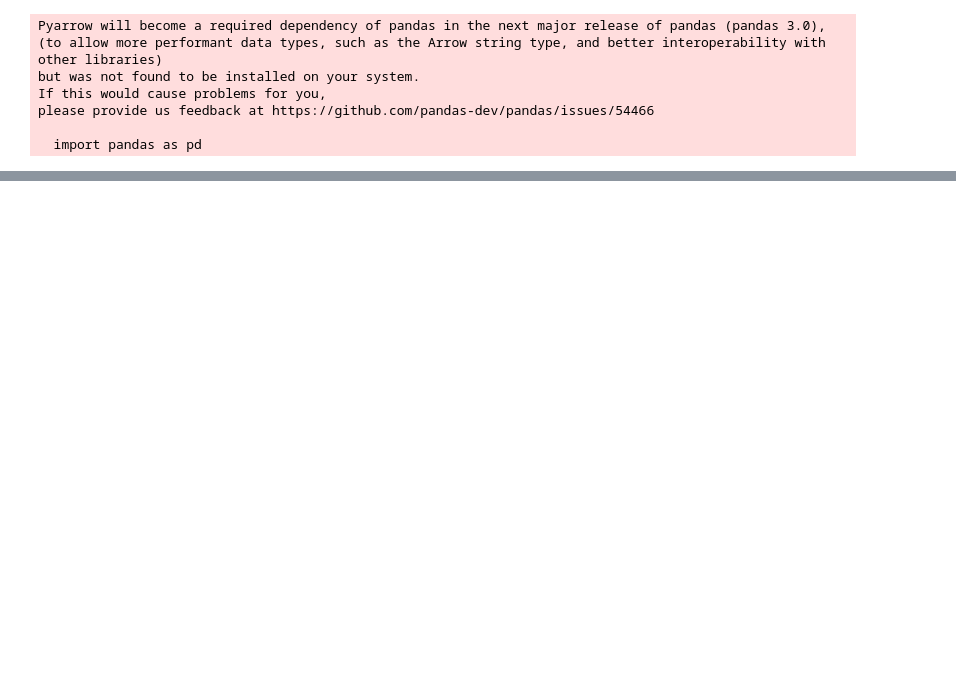
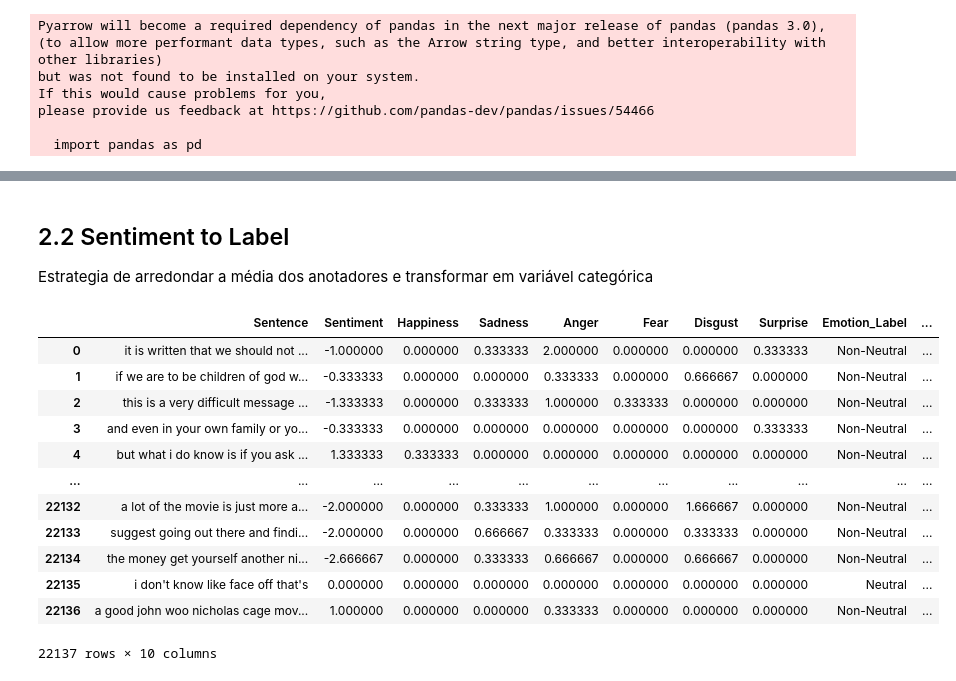
Before and after one commit to viniciusparede/msc, a Jupyter notebook: notebooks/EDA.ipynb, the cells around one changed output, grey strips where cells are left out. Saved outputs shown, nothing was run; the diff lists cells and outputs as text; code cells hidden in the pictures; blank space fills up the shorter version.

Commit message:
cleaning dataset

```diff
--- a/notebooks/EDA.ipynb
+++ b/notebooks/EDA.ipynb
@@ -20,7 +29,7 @@ please provide us feedback at https://github.com/pandas-dev/pandas/issues/54466
 # %%
-random_key = "kwkhYpCHWPw"
 words, labels = read_cmu_mosei(
     data_dir="/home/vinicius/Documentos/Repositories/msc/data"
 )
-display(open_sentence(words, labels, key=random_key))
+
+train, validation, test = create_dataset(words, labels)
 # %% [output]
@@ -62,0 +97,13 @@ None
+# %%
+# Decisão de classificar as sentenças como neutras
+def neutral_label(row):
+    emotions = ["Happiness", "Sadness", "Anger", "Fear", "Disgust", "Surprise"]
+
+    if all(row[emotion] == 0 for emotion in emotions):
+        return "Neutral"
+    else:
+        return "Non-Neutral"
+
+
+df["Emotion_Label"] = df.apply(neutral_label, axis=1)
+df.loc[df["Emotion_Label"] == "Neutral"]
@@ -62,0 +242,36 @@ None
+# %% [markdown]
+## 2.2 Sentiment to Label
+Estrategia de arredondar a média dos anotadores e transformar em variável categórica
+# %%
+def sentiment_to_category(row):
+    sentiment = {
+        -3: "highly negative",
+        -2: "negative",
+        -1: "weakly negative",
+        0: "neutral",
+        1: "weakly positive",
+        2: "positive",
+        3: "highly positive",
+    }
+
+    numerical_sentiment = row
+    numerical_sentiment_rounded = np.round(numerical_sentiment)
+    return sentiment.get(numerical_sentiment_rounded)
+
+
+df["Sentiment_Categorical"] = df["Sentiment"].apply(sentiment_to_category)
+display(df)
+# %% [output]
+|  | Sentence | Sentiment | Happiness | Sadness | Anger | Fear | Disgust | Surprise | Emotion_Label | ... |
+| 0 | it is written that we should not ... | -1.000000 | 0.000000 | 0.333333 | 2.000000 | 0.000000 | 0.000000 | 0.333333 | Non-Neutral | ... |
+| 1 | if we are to be children of god w... | -0.333333 | 0.000000 | 0.000000 | 0.333333 | 0.000000 | 0.666667 | 0.000000 | Non-Neutral | ... |
+| 2 | this is a very difficult message ... | -1.333333 | 0.000000 | 0.333333 | 1.000000 | 0.333333 | 0.000000 | 0.000000 | Non-Neutral | ... |
+| 3 | and even in your own family or yo... | -0.333333 | 0.000000 | 0.000000 | 0.000000 | 0.000000 | 0.000000 | 0.333333 | Non-Neutral | ... |
+| 4 | but what i do know is if you ask ... | 1.333333 | 0.333333 | 0.000000 | 0.000000 | 0.000000 | 0.000000 | 0.000000 | Non-Neutral | ... |
+| ... | ... | ... | ... | ... | ... | ... | ... | ... | ... | ... |
+| 22132 | a lot of the movie is just more a... | -2.000000 | 0.000000 | 0.333333 | 1.000000 | 0.000000 | 1.666667 | 0.000000 | Non-Neutral | ... |
+| 22133 | suggest going out there and findi... | -2.000000 | 0.000000 | 0.666667 | 0.333333 | 0.000000 | 0.333333 | 0.000000 | Non-Neutral | ... |
+| 22134 | the money get yourself another ni... | -2.666667 | 0.000000 | 0.333333 | 0.666667 | 0.000000 | 0.666667 | 0.000000 | Non-Neutral | ... |
+| 22135 | i don't know like face off that's | 0.000000 | 0.000000 | 0.000000 | 0.000000 | 0.000000 | 0.000000 | 0.000000 | Neutral | ... |
+| 22136 | a good john woo nicholas cage mov... | 1.000000 | 0.000000 | 0.000000 | 0.333333 | 0.000000 | 0.000000 | 0.000000 | Non-Neutral | ... |
+22137 rows × 10 columns
```
Also changed, not shown: parts of 44 cells of this notebook, 2 other files.
